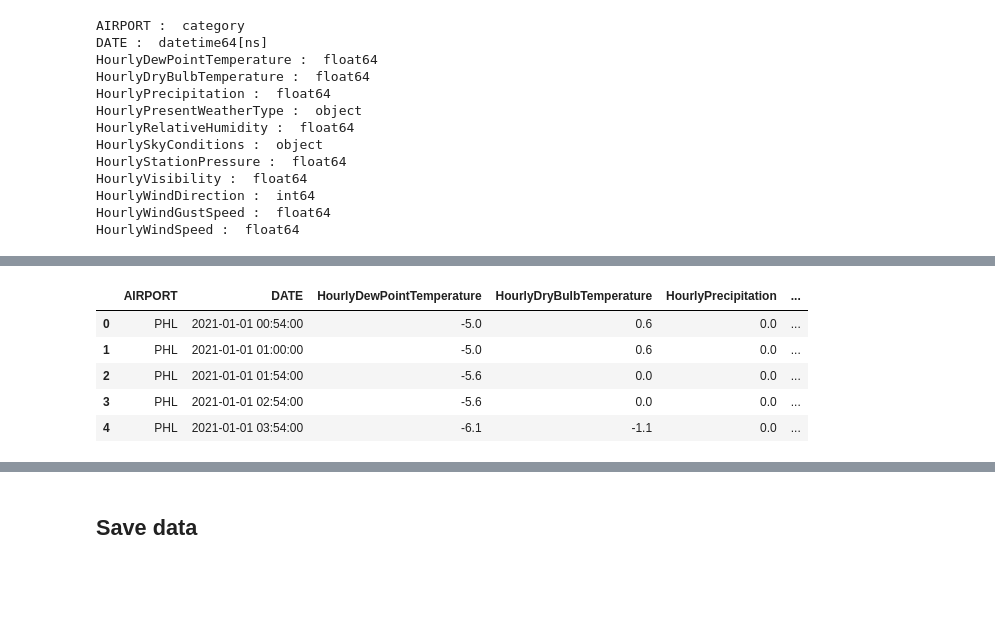
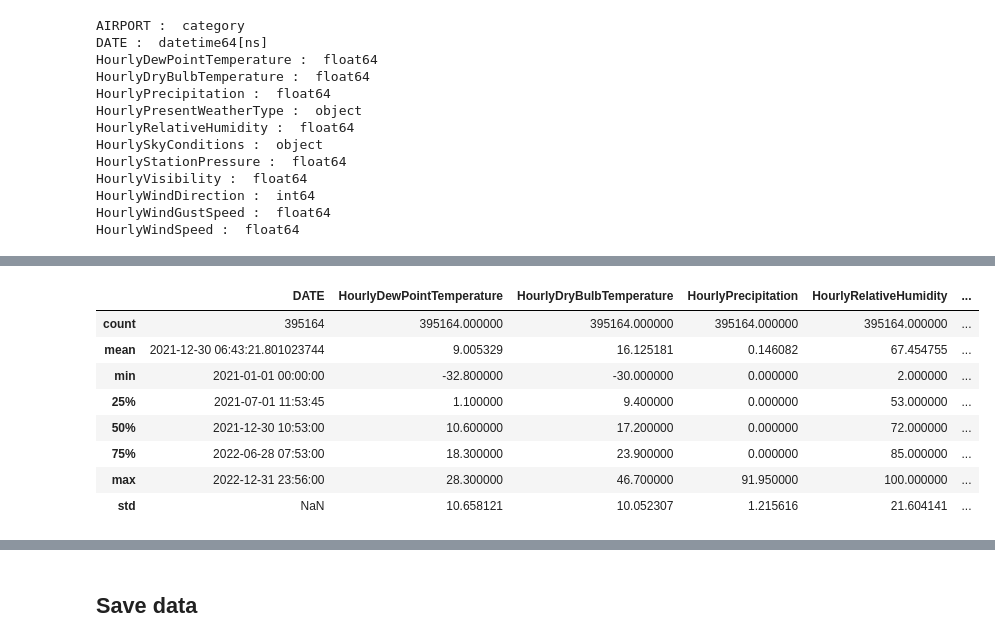
Before and after one commit to rezaqorbani/flight-delay-predictor, a Jupyter notebook: feature_engineering/data_collection_weather.ipynb, the cells around one changed output, grey strips where cells are left out. Cells and saved outputs as stored; diff of their text form; code cells hidden in the pictures; blank space fills up the shorter version.

Commit message:
fix dates

```diff
--- a/feature_engineering/data_collection_weather.ipynb
+++ b/feature_engineering/data_collection_weather.ipynb
@@ -23,7 +23,7 @@ airport_codes = {
     "CHICAGO OHARE INTERNATIONAL AIRPORT, IL US": "ORD",
     "LOS ANGELES INTERNATIONAL AIRPORT, CA US": "LAX",
     "CHARLOTTE DOUGLAS AIRPORT, NC US": "CLT",
-    "BOSTON LOGAN INTERNATIONAL AIRPORT, MA US": "BOS",
+    # "BOSTON LOGAN INTERNATIONAL AIRPORT, MA US": "BOS",
     "MIAMI INTERNATIONAL AIRPORT, FL US": "MIA",
     "HOUSTON INTERCONTINENTAL AIRPORT, TX US": "IAH",
     "SAN FRANCISCO INTERNATIONAL AIRPORT, CA US": "SFO",
@@ -35,3 +33,6 @@ station_with_missing_values_id = 72259303985
+# %%
+dallas_fort_worth = 72259303985 # Dallas
+boston_logan = 72509014739 # Boston
 # %%
 data = pd.read_csv('../data/raw/us_airport_weather_2021_2022.csv', low_memory=False)
 # msno.matrix(data)
@@ -110,7 +111,8 @@ HourlyWindSpeed :  16535
 ## Fill/remove rows with missing values
 # %%
 # remove the rows from station 72259303985 which seems to be missing percipitation data
-data_selected = data_selected[data_selected["STATION"] != 72259303985]
+data_selected = data_selected[data_selected["STATION"] != dallas_fort_worth]
+data_selected = data_selected[data_selected["STATION"] != boston_logan]
 msno.matrix(data_selected)
 # %% [output]
 <Axes: >
@@ -247,9 +300,12 @@ HourlyWindSpeed :  [ 3.  0.  1.  4.  2.  6.  7.  8.  5.  9. 10. 11. 13. 12. 14.
 # %%
-data_selected.head()
+data_selected.describe()
 # %% [output]
-|  | AIRPORT | DATE | HourlyDewPointTemperature | HourlyDryBulbTemperature | HourlyPrecipitation | ... |
-| 0 | PHL | 2021-01-01 00:54:00 | -5.0 | 0.6 | 0.0 | ... |
-| 1 | PHL | 2021-01-01 01:00:00 | -5.0 | 0.6 | 0.0 | ... |
-| 2 | PHL | 2021-01-01 01:54:00 | -5.6 | 0.0 | 0.0 | ... |
-| 3 | PHL | 2021-01-01 02:54:00 | -5.6 | 0.0 | 0.0 | ... |
-| 4 | PHL | 2021-01-01 03:54:00 | -6.1 | -1.1 | 0.0 | ... |
+|  | DATE | HourlyDewPointTemperature | HourlyDryBulbTemperature | HourlyPrecipitation | HourlyRelativeHumidity | ... |
+| count | 395164 | 395164.000000 | 395164.000000 | 395164.000000 | 395164.000000 | ... |
+| mean | 2021-12-30 06:43:21.801023744 | 9.005329 | 16.125181 | 0.146082 | 67.454755 | ... |
+| min | 2021-01-01 00:00:00 | -32.800000 | -30.000000 | 0.000000 | 2.000000 | ... |
+| 25% | 2021-07-01 11:53:45 | 1.100000 | 9.400000 | 0.000000 | 53.000000 | ... |
+| 50% | 2021-12-30 10:53:00 | 10.600000 | 17.200000 | 0.000000 | 72.000000 | ... |
+| 75% | 2022-06-28 07:53:00 | 18.300000 | 23.900000 | 0.000000 | 85.000000 | ... |
+| max | 2022-12-31 23:56:00 | 28.300000 | 46.700000 | 91.950000 | 100.000000 | ... |
+| std | NaN | 10.658121 | 10.052307 | 1.215616 | 21.604141 | ... |
```
Also changed, not shown: parts of 14 cells of this notebook, 3 other files.
